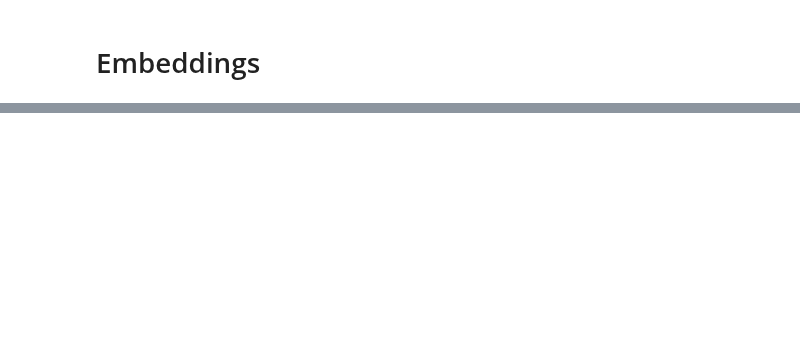
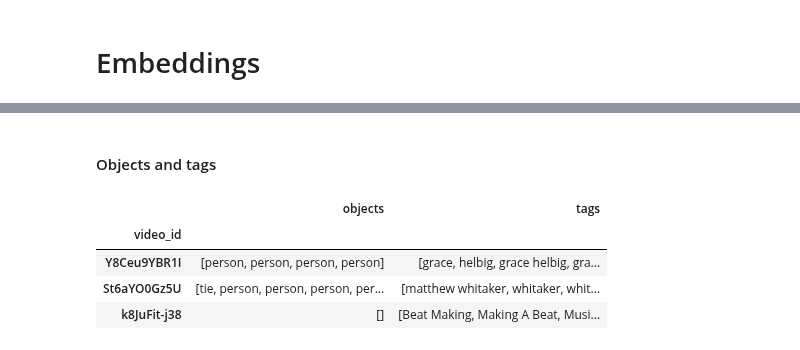
Before and after one commit to AxolotlOfConflagration/yt_trending_videos, a Jupyter notebook: checkpoint5_szymon.ipynb, the cells around one changed output, grey strips where cells are left out. Cells and saved outputs as stored; diff of their text form; code cells hidden in the pictures; blank space fills up the shorter version.

```diff
--- a/checkpoint5_szymon.ipynb
+++ b/checkpoint5_szymon.ipynb
@@ -628,0 +698,12 @@ df.head(3)
+# %% [markdown]
+#### Objects and tags
+# %%
+text_to_process = ['objects', 'tags']  #!!!!!!!!!!!!!!!! 'image_text' - TODO
+
+df[text_to_process].head(3)
+# %% [output]
+|  | objects | tags |
+| video_id |  |  |
+| Y8Ceu9YBR1I | [person, person, person, person] | [grace, helbig, grace helbig, gra... |
+| St6aYO0Gz5U | [tie, person, person, person, per... | [matthew whitaker, whitaker, whit... |
+| k8JuFit-j38 | [] | [Beat Making, Making A Beat, Musi... |
```
Also changed, not shown: parts of 22 cells of this notebook.
